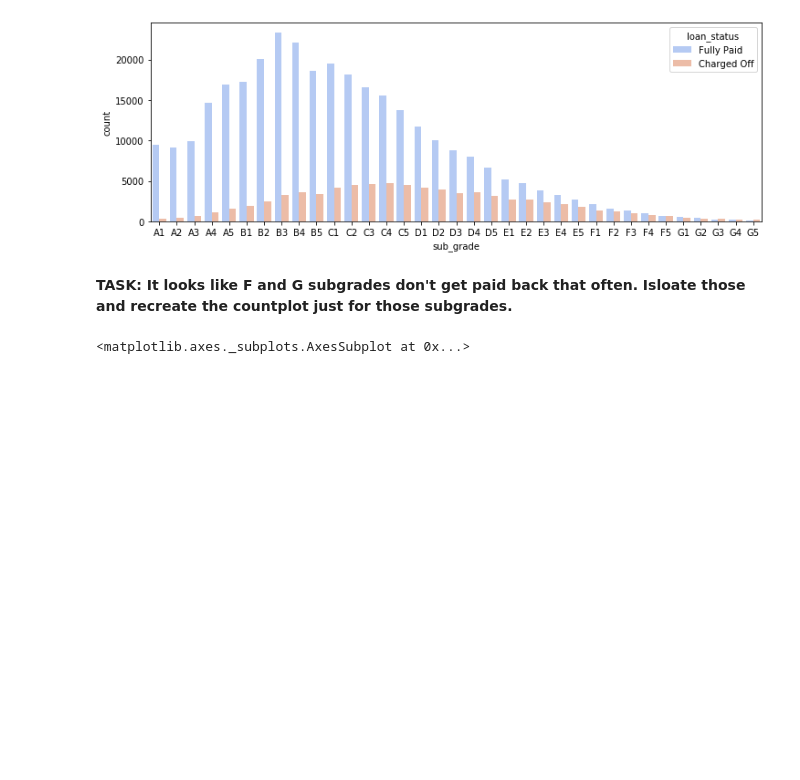
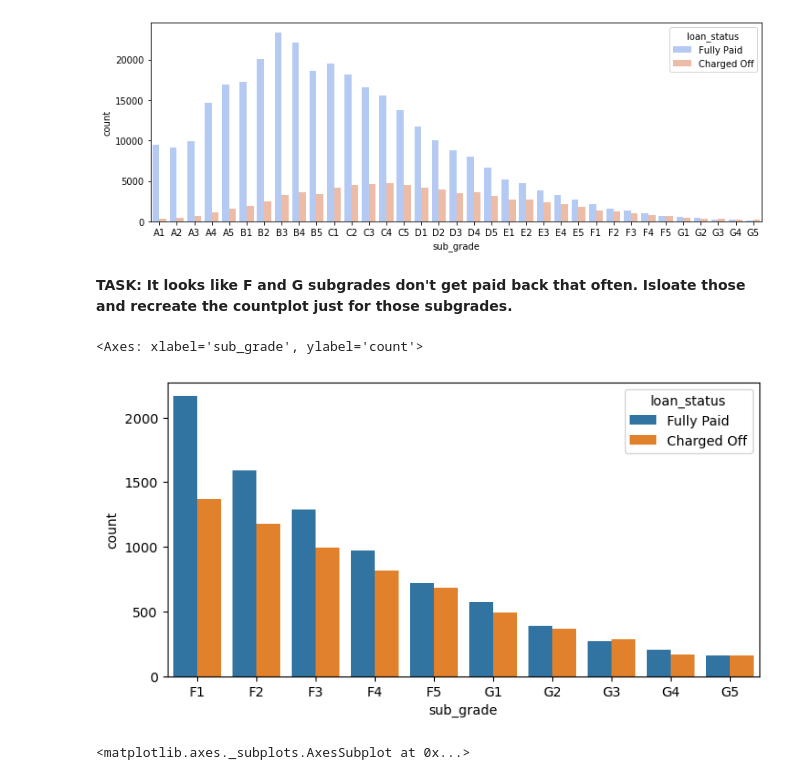
Before and after one commit to tylercoen/python, a Jupyter notebook: Python for Data Science and Machine Learning Bootcamp/Neural Nets and Deep Learning/03-Keras-Project-Exercise.ipynb, the cells around one changed output. Drawn from its saved outputs; the diff is of its cells as text; code cells hidden in the pictures; blank space fills up the shorter version.

```diff
--- a/Python for Data Science and Machine Learning Bootcamp/Neural Nets and Deep Learning/03-Keras-Project-Exercise.ipynb
+++ b/Python for Data Science and Machine Learning Bootcamp/Neural Nets and Deep Learning/03-Keras-Project-Exercise.ipynb
@@ -470,3 +408,12 @@ Passing `palette` without assigning `hue` is deprecated and will be removed in v
+# %%
+grades_to_filter = ['F1', 'F2', 'F3', 'F4', 'F5', 'G1', 'G2', 'G3', 'G4', 'G5']
+fandg = df[df['sub_grade'].isin(grades_to_filter)]
+plt.figure(figsize=(8,4))
+sns.countplot(data=fandg,
+              x='sub_grade',order=sorted(grades_to_filter),hue='loan_status')
+# %% [output]
+<Axes: xlabel='sub_grade', ylabel='count'>
+[figure, added]
 # %%
 # %% [output]
 <matplotlib.axes._subplots.AxesSubplot at 0x...>
```
Also changed, not shown: parts of 38 cells of this notebook.
